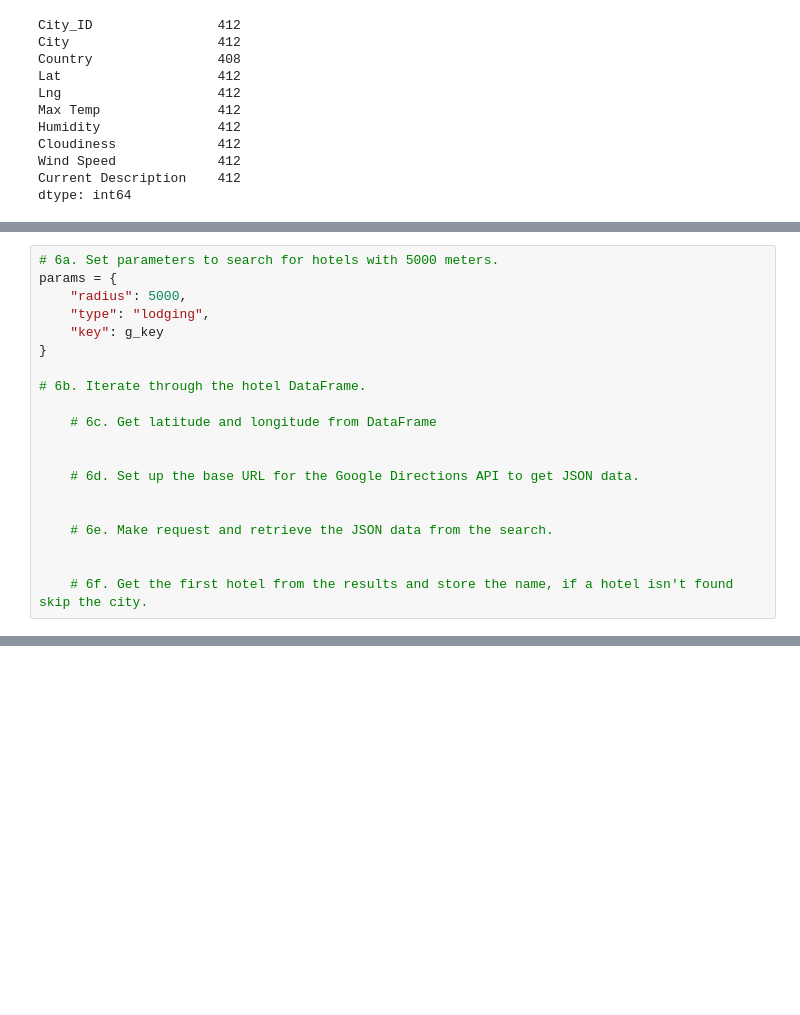
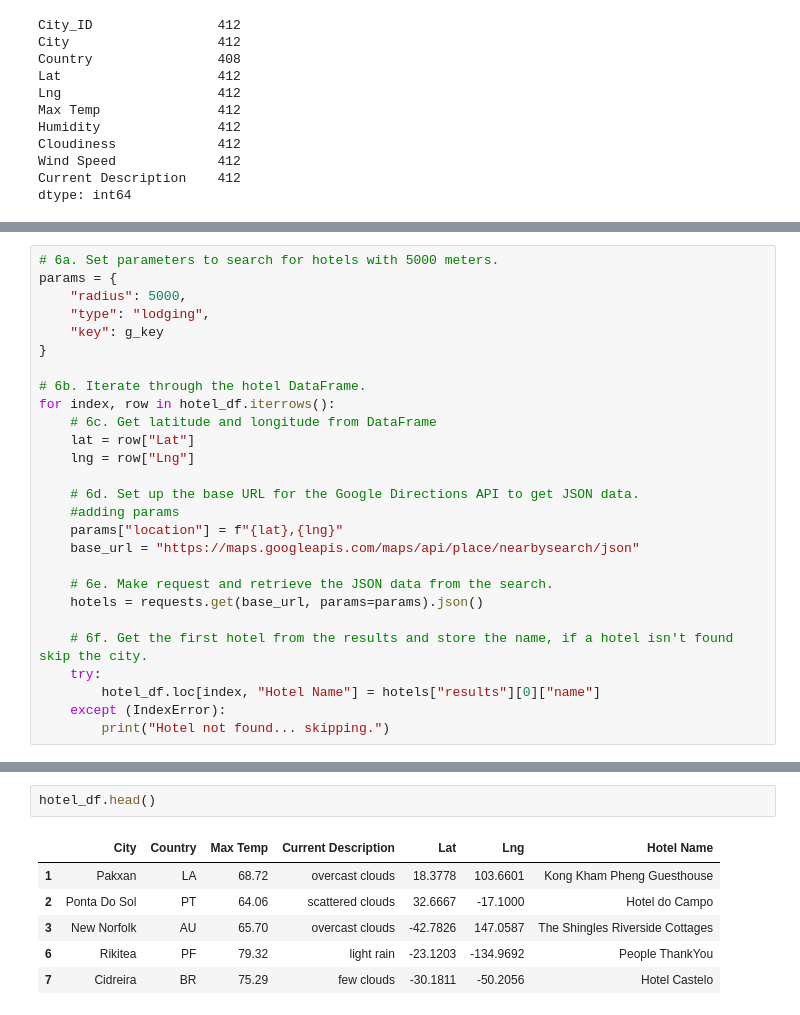
Before and after one commit to adshaughn/World_Weather_Analysis, a Jupyter notebook: Vacation_Search/Vacation_Search.ipynb, the cells around one changed output, grey strips where cells are left out. Cells and saved outputs as stored; diff of their text form; blank space fills up the shorter version.

```diff
--- a/Vacation_Search/Vacation_Search.ipynb
+++ b/Vacation_Search/Vacation_Search.ipynb
@@ -79,14 +115,21 @@ params = {
 }
 
 # 6b. Iterate through the hotel DataFrame.
-
+for index, row in hotel_df.iterrows():
     # 6c. Get latitude and longitude from DataFrame
-
+    lat = row["Lat"]
+    lng = row["Lng"]
 
     # 6d. Set up the base URL for the Google Directions API to get JSON data.
-
+    #adding params
+    params["location"] = f"{lat},{lng}"
+    base_url = "https://maps.googleapis.com/maps/api/place/nearbysearch/json"
 
     # 6e. Make request and retrieve the JSON data from the search.
-
+    hotels = requests.get(base_url, params=params).json()
 
     # 6f. Get the first hotel from the results and store the name, if a hotel isn't found skip the city.
+    try:
+        hotel_df.loc[index, "Hotel Name"] = hotels["results"][0]["name"]
+    except (IndexError):
+        print("Hotel not found... skipping.")
@@ -93,2 +154,11 @@ params = {
+# %%
+hotel_df.head()
+# %% [output]
+|  | City | Country | Max Temp | Current Description | Lat | Lng | Hotel Name |
+| 1 | Pakxan | LA | 68.72 | overcast clouds | 18.3778 | 103.6601 | Kong Kham Pheng Guesthouse |
+| 2 | Ponta Do Sol | PT | 64.06 | scattered clouds | 32.6667 | -17.1000 | Hotel do Campo |
+| 3 | New Norfolk | AU | 65.70 | overcast clouds | -42.7826 | 147.0587 | The Shingles Riverside Cottages |
+| 6 | Rikitea | PF | 79.32 | light rain | -23.1203 | -134.9692 | People ThankYou |
+| 7 | Cidreira | BR | 75.29 | few clouds | -30.1811 | -50.2056 | Hotel Castelo |
 # %%
 # 7. Drop the rows where there is no Hotel Name.
```
Also changed, not shown: parts of 9 cells of this notebook, 3 other files.
